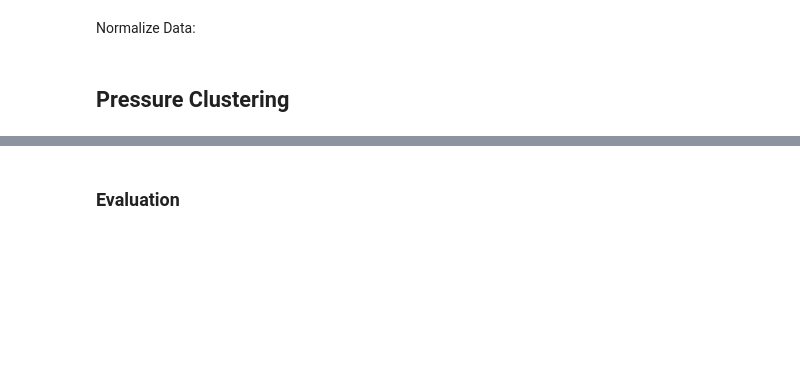
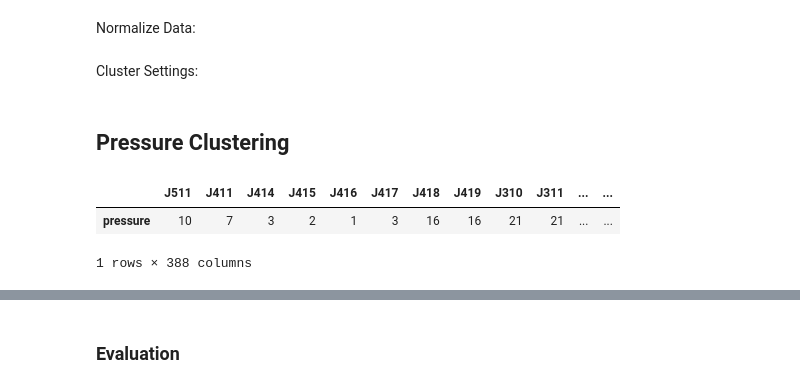
Before and after one commit to 4flixt/2019_WNTR_Surrogate_Model, a Jupyter notebook: Code/Clustering Analysis.ipynb, the cells around one changed output, grey strips where cells are left out. Saved outputs shown, nothing was run; the diff lists cells and outputs as text; code cells hidden in the pictures; blank space fills up the shorter version.

```diff
--- a/Code/Clustering Analysis.ipynb
+++ b/Code/Clustering Analysis.ipynb
@@ -65,6 +67,10 @@ dqual_junctions = results.node['quality'][node_names[2]].diff(axis=0).dropna()
 junction_coords = coords.loc[node_names[2]]
 # %% [markdown]
 Normalize Data:
-# %%
-press_junctions /= press_junctions.max()
-dqual_junctions /=  dqual_junctions.max()
+# %%
+scaling_press = press_junctions.mean()
+scaling_qual = dqual_junctions.mean()
+press_junctions /= scaling_press
+dqual_junctions /=  scaling_qual
+# %% [markdown]
+Cluster Settings:
@@ -75,7 +81,12 @@ X = press_junctions.to_numpy()
 # %%
-n_clusters = 30
-clustering = FeatureAgglomeration(n_clusters=n_clusters, connectivity=A, linkage='ward').fit(X)
-cluster_labels = pd.DataFrame(clustering.labels_, index=node_names[2])
+clustering = FeatureAgglomeration(n_clusters=n_clusters, connectivity=A, linkage='ward').fit(press_junctions.to_numpy())
+cluster_labels = pd.DataFrame(clustering.labels_.reshape(1,-1), columns=node_names[2], index=['pressure'])
+# %%
+cluster_labels
+# %% [output]
+|  | J511 | J411 | J414 | J415 | J416 | J417 | J418 | J419 | J310 | J311 | ... | ... |
+| pressure | 10 | 7 | 3 | 2 | 1 | 3 | 16 | 16 | 21 | 21 | ... | ... |
+1 rows × 388 columns
 # %%
 fig_1, ax_1 = plt.subplots(1,2, figsize=(10,4), sharex=True, sharey=True)
 press = results.node['pressure']
```
Also changed, not shown: parts of 13 cells of this notebook.
